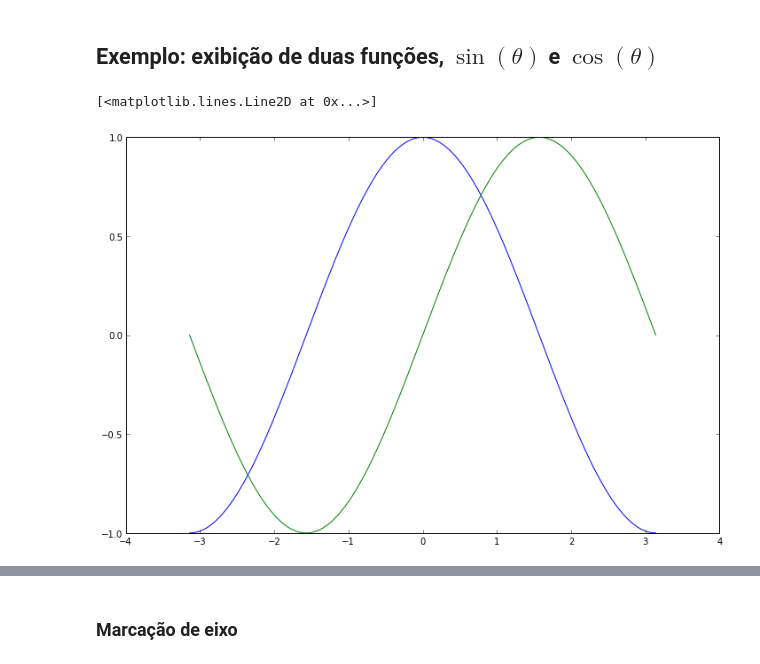
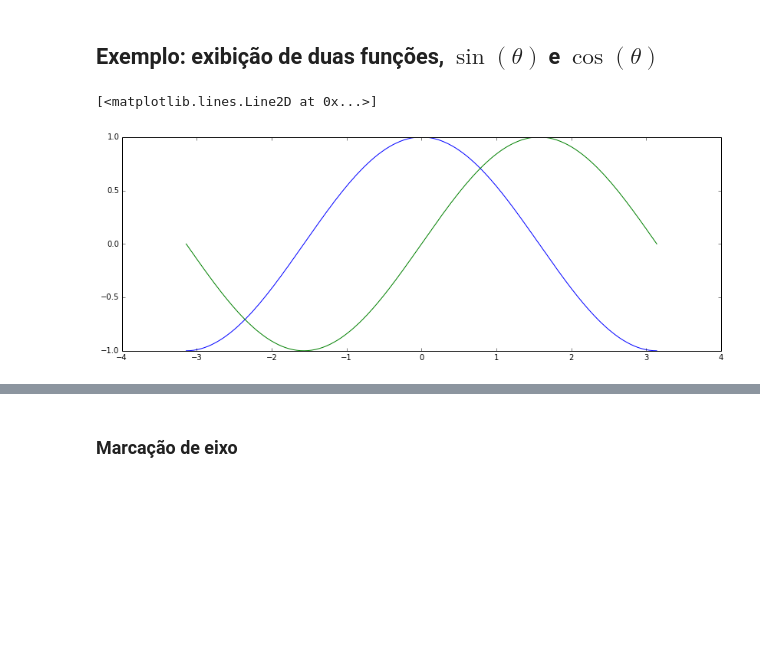
Before and after one commit to amandaortega/scipy-intro, a Jupyter notebook: 5. Matplotlib.ipynb, the cells around one changed output, grey strips where cells are left out. Saved outputs shown, nothing was run; the diff lists cells and outputs as text; code cells hidden in the pictures; blank space fills up the shorter version.

```diff
--- a/5. Matplotlib.ipynb
+++ b/5. Matplotlib.ipynb
@@ -7,15 +7,15 @@
 # %% [markdown]
 ## Exemplo: exibição de duas funções, $\sin (\theta)$ e $\cos (\theta)$
 # %%
-figsize(12,8)
+figsize(14,5)
 X = linspace(-pi, pi, 256)
 C = cos(X)
 S = sin(X)
 plot(X, C)
 plot(X, S)
 # %% [output]
 [<matplotlib.lines.Line2D at 0x...>]
-[figure, old version]
+[figure, new version]
 # %%
 plot(X, C, color="red", linewidth=1.0, linestyle="--")
 plot(X, S, color="yellow", linewidth=2.5, linestyle="-")
```
Also changed, not shown: parts of 21 cells of this notebook, 2 other files.
